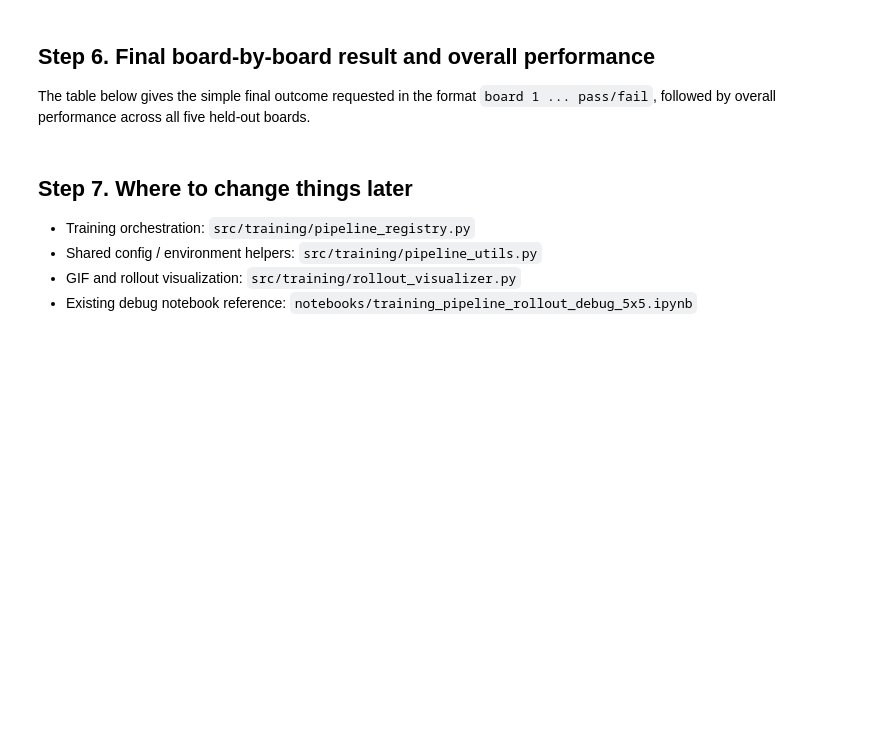
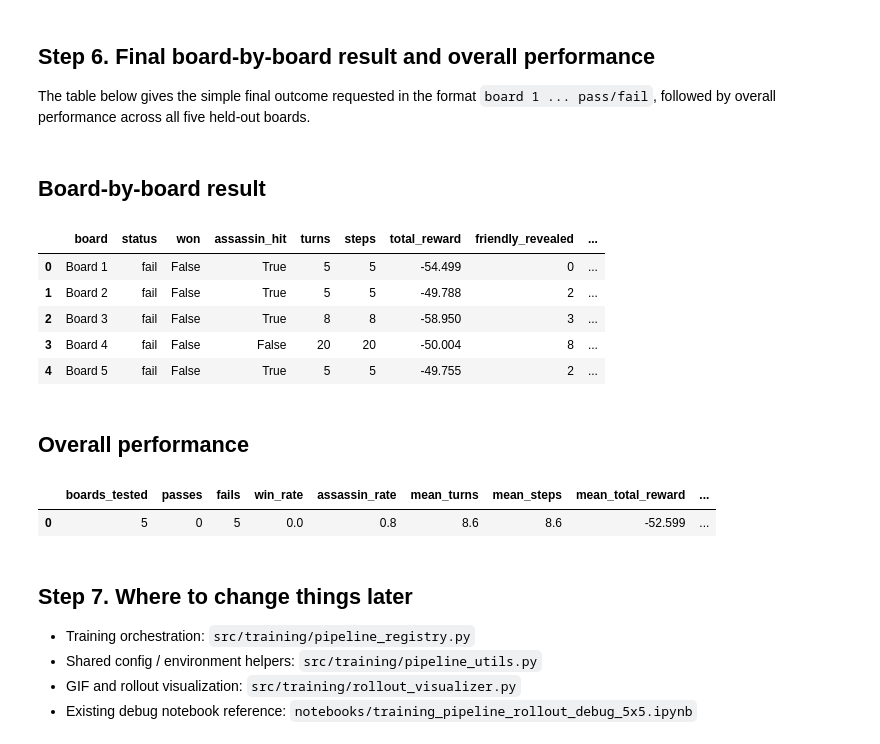
Before and after one commit to pb0104/Codenames-Spymaster-RL, a Jupyter notebook: notebooks/final_generalization.ipynb, the cells around one changed output. Saved outputs shown, nothing was run; the diff lists cells and outputs as text; code cells hidden in the pictures; blank space fills up the shorter version.

```diff
--- a/notebooks/final_generalization.ipynb
+++ b/notebooks/final_generalization.ipynb
@@ -141,7 +145,9 @@ pd.DataFrame(
 
 To honor the generalization requirement, this notebook excludes any Codenames board word that appears in `training_pipeline_rollout_debug_5x5.ipynb`, then samples five new 25-word boards from the remaining pool.
 # %%
-DEBUG_NOTEBOOK_PATH = PROJECT_ROOT / "notebooks" / "training_pipeline_rollout_debug_5x5.ipynb"
+DEBUG_NOTEBOOK_PATH = (
+    PROJECT_ROOT / "notebooks" / "training_pipeline_rollout_debug_5x5.ipynb"
+)
 BOARD_WORDS_PATH = PROJECT_ROOT / TRAINING_CONFIG["data"]["board_words_path"]
 
 
@@ -210,7 +216,9 @@ HOLDOUT_BOARDS = build_holdout_boards(
 for board in HOLDOUT_BOARDS:
     overlap = set(board["words"]) & EXCLUDED_WORDS
     if overlap:
-        raise AssertionError(f"Held-out board still contains excluded words: {sorted(overlap)}")
+        raise AssertionError(
+            f"Held-out board still contains excluded words: {sorted(overlap)}"
+        )
 
 holdout_board_overview_df = pd.DataFrame(
     [
@@ -300,7 +317,9 @@ def make_holdout_env_factory(
     return factory
 
 
-def build_generalization_summary_row(board: dict[str, object], trace, gif_path: Path) -> dict[str, object]:
+def build_generalization_summary_row(
+    board: dict[str, object], trace, gif_path: Path
+) -> dict[str, object]:
     trace_summary = trace.summary()
     friendly_total = TRAINING_CONFIG["env"]["num_friendly"]
     friendly_remaining = int(trace_summary["friendly_remaining"])
@@ -340,7 +359,9 @@ def run_holdout_board(board: dict[str, object], training_result):
         ARTIFACT_ROOT / str(board["board_id"]) / f"{board['board_id']}_rollout.gif",
         duration_ms=1200,
     )
-    summary_df = pd.DataFrame([build_generalization_summary_row(board, trace, gif_path)])
+    summary_df = pd.DataFrame(
+        [build_generalization_summary_row(board, trace, gif_path)]
+    )
     steps_df = pd.DataFrame(trace.to_rows())
 
     display(Markdown(f"## {board['display_name']}"))
@@ -410,36 +479,53 @@ board_results_df = board_results_df[
         "assassin_hit",
         "turns",
         "steps",
         "total_reward",
         "friendly_revealed",
         "friendly_remaining",
         "gif",
         "words",
     ]
 ]
 
 overall_performance_df = pd.DataFrame(
     [
         {
             "boards_tested": len(board_results_df),
             "passes": int(board_results_df["won"].sum()),
             "fails": int((~board_results_df["won"]).sum()),
             "win_rate": round(float(board_results_df["won"].mean()), 3),
             "assassin_rate": round(float(board_results_df["assassin_hit"].mean()), 3),
             "mean_turns": round(float(board_results_df["turns"].mean()), 3),
             "mean_steps": round(float(board_results_df["steps"].mean()), 3),
-            "mean_total_reward": round(float(board_results_df["total_reward"].mean()), 3),
-            "mean_friendly_revealed": round(float(board_results_df["friendly_revealed"].mean()), 3),
-            "mean_friendly_remaining": round(float(board_results_df["friendly_remaining"].mean()), 3),
+            "mean_total_reward": round(
+                float(board_results_df["total_reward"].mean()), 3
+            ),
+            "mean_friendly_revealed": round(
+                float(board_results_df["friendly_revealed"].mean()), 3
+            ),
+            "mean_friendly_remaining": round(
+                float(board_results_df["friendly_remaining"].mean()), 3
+            ),
         }
     ]
 )
 
 display(Markdown("## Board-by-board result"))
 display(board_results_df)
 
 display(Markdown("## Overall performance"))
 overall_performance_df
+# %% [output]
+## Board-by-board result
+|  | board | status | won | assassin_hit | turns | steps | total_reward | friendly_revealed | ... |
+| 0 | Board 1 | fail | False | True | 5 | 5 | -54.499 | 0 | ... |
+| 1 | Board 2 | fail | False | True | 5 | 5 | -49.788 | 2 | ... |
+| 2 | Board 3 | fail | False | True | 8 | 8 | -58.950 | 3 | ... |
+| 3 | Board 4 | fail | False | False | 20 | 20 | -50.004 | 8 | ... |
+| 4 | Board 5 | fail | False | True | 5 | 5 | -49.755 | 2 | ... |
+## Overall performance
+|  | boards_tested | passes | fails | win_rate | assassin_rate | mean_turns | mean_steps | mean_total_reward | ... |
+| 0 | 5 | 0 | 5 | 0.0 | 0.8 | 8.6 | 8.6 | -52.599 | ... |
 # %% [markdown]
 ## Step 7. Where to change things later
 
```
Also changed, not shown: parts of 4 cells of this notebook.
